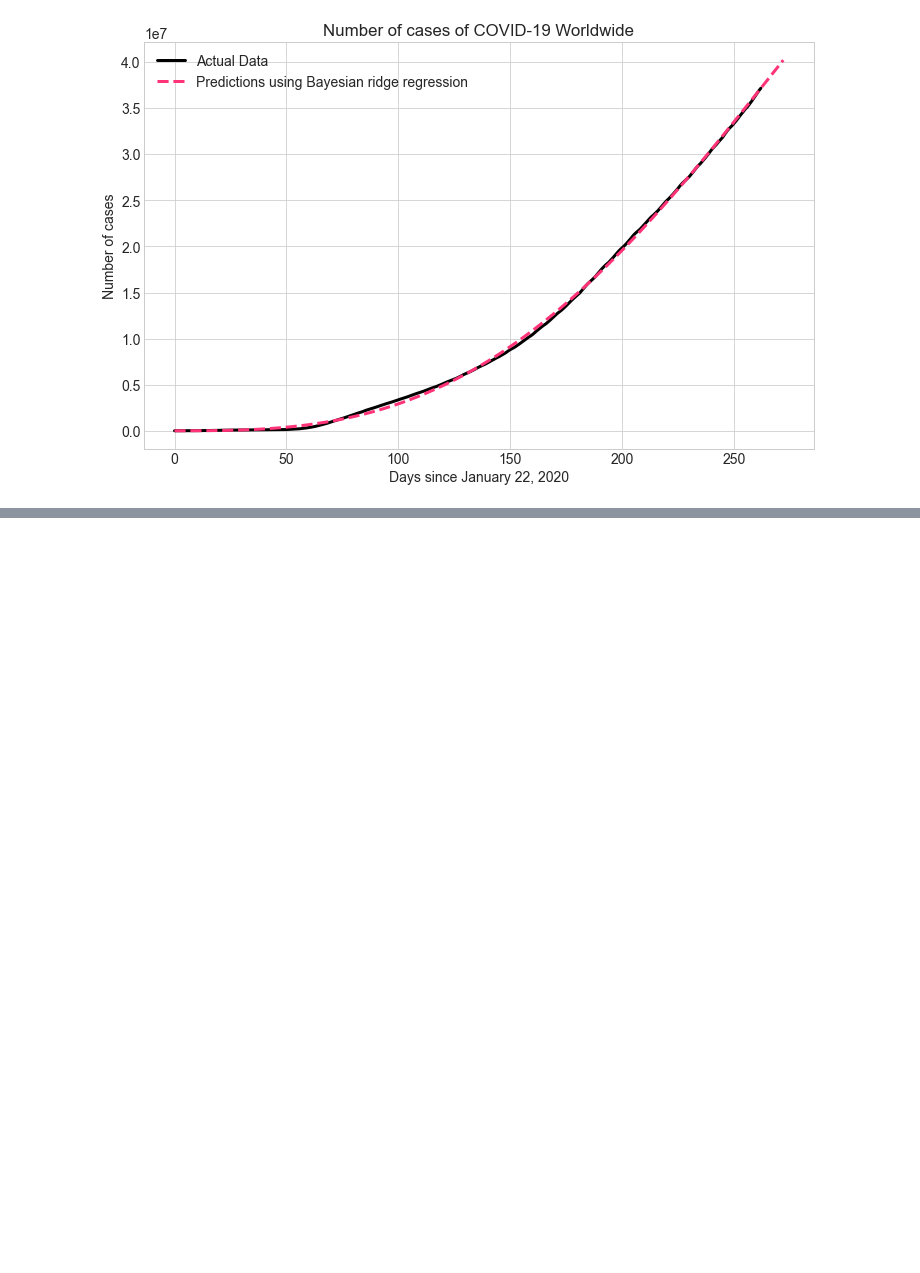
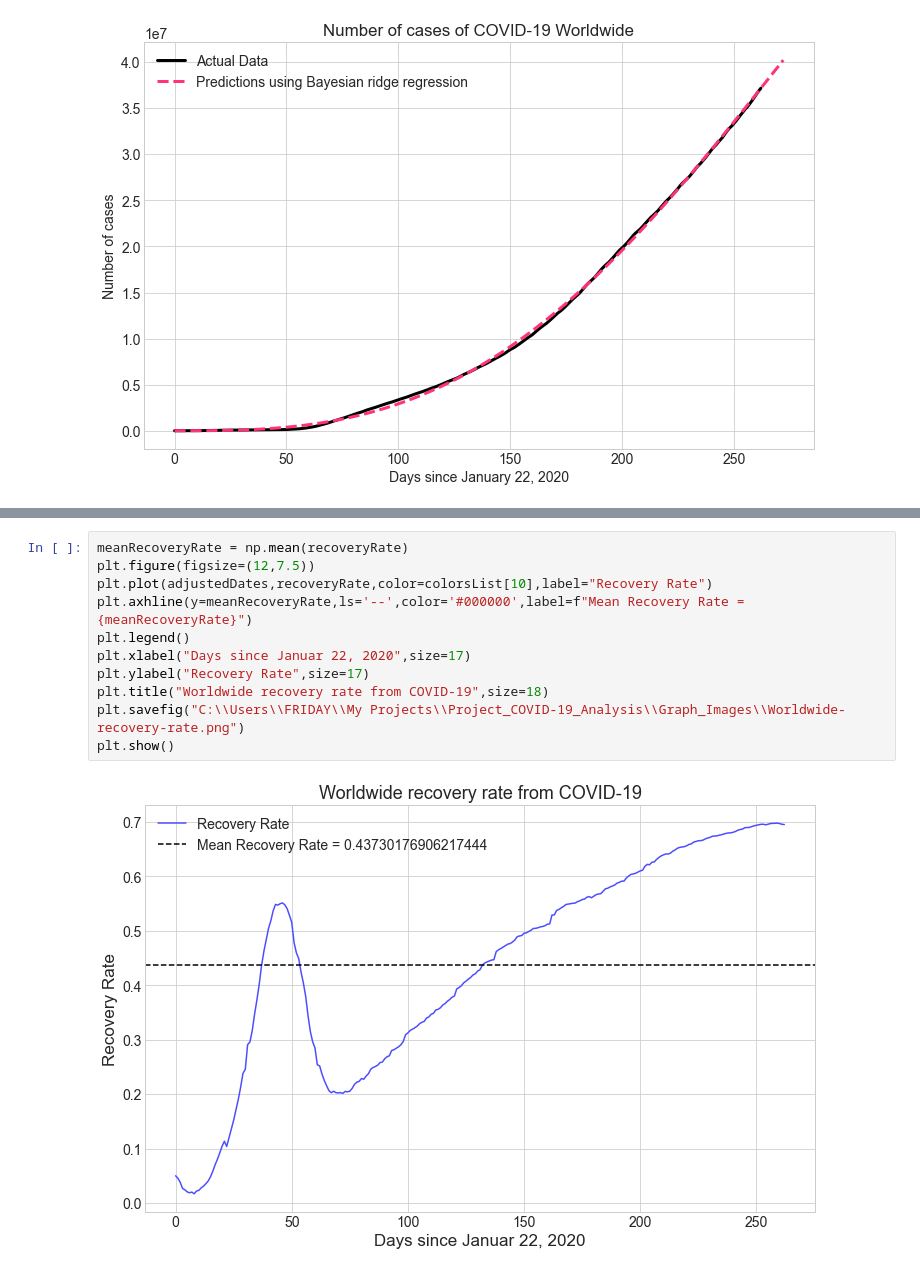
Before and after one commit to Sid1298/Project_COVID-19_Analysis, a Jupyter notebook: covid_prediction.ipynb, the cells around one changed output, grey strips where cells are left out. Drawn from its saved outputs; the diff is of its cells as text; blank space fills up the shorter version.

```diff
--- a/covid_prediction.ipynb
+++ b/covid_prediction.ipynb
@@ -715,0 +729,13 @@ visualizePredictions(adjustedDates,casesWorldwide,bayesianFuturePredict, "Bayesi
+# %%
+meanRecoveryRate = np.mean(recoveryRate)
+plt.figure(figsize=(12,7.5))
+plt.plot(adjustedDates,recoveryRate,color=colorsList[10],label="Recovery Rate")
+plt.axhline(y=meanRecoveryRate,ls='--',color='#000000',label=f"Mean Recovery Rate = {meanRecoveryRate}")
+plt.legend()
+plt.xlabel("Days since Januar 22, 2020",size=17)
+plt.ylabel("Recovery Rate",size=17)
+plt.title("Worldwide recovery rate from COVID-19",size=18)
+plt.savefig("C:\\Users\\FRIDAY\\My Projects\\Project_COVID-19_Analysis\\Graph_Images\\Worldwide-recovery-rate.png")
+plt.show()
+# %% [output]
+[figure, added]
```
Also changed, not shown: parts of 5 cells of this notebook.
